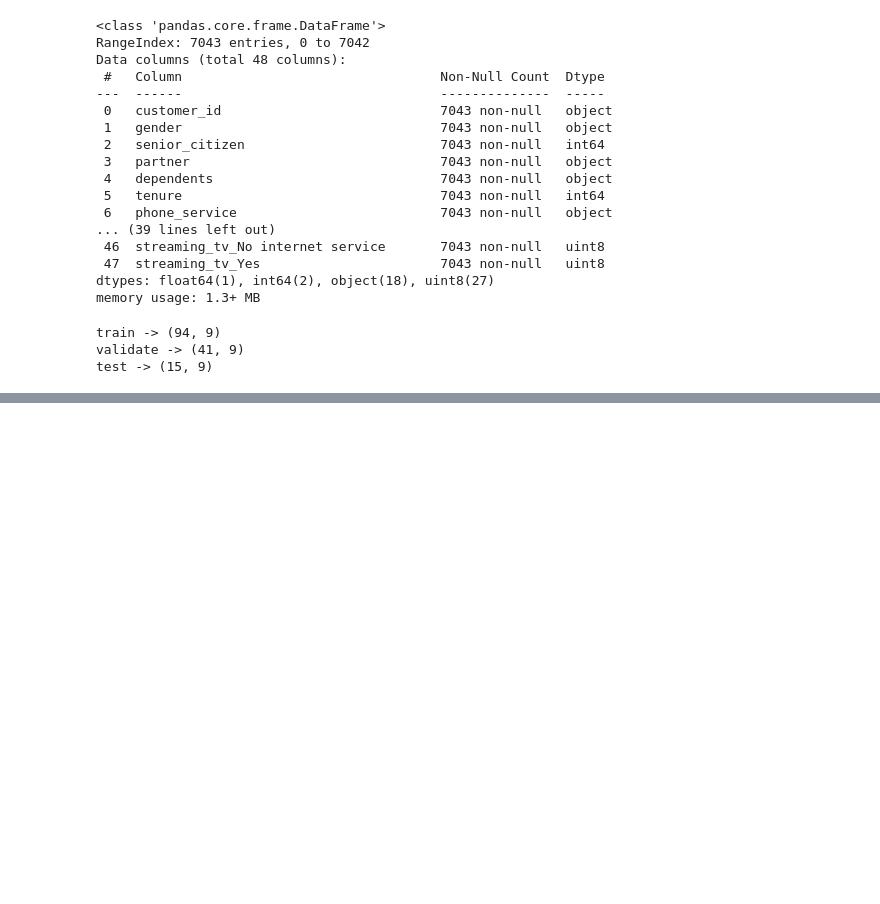
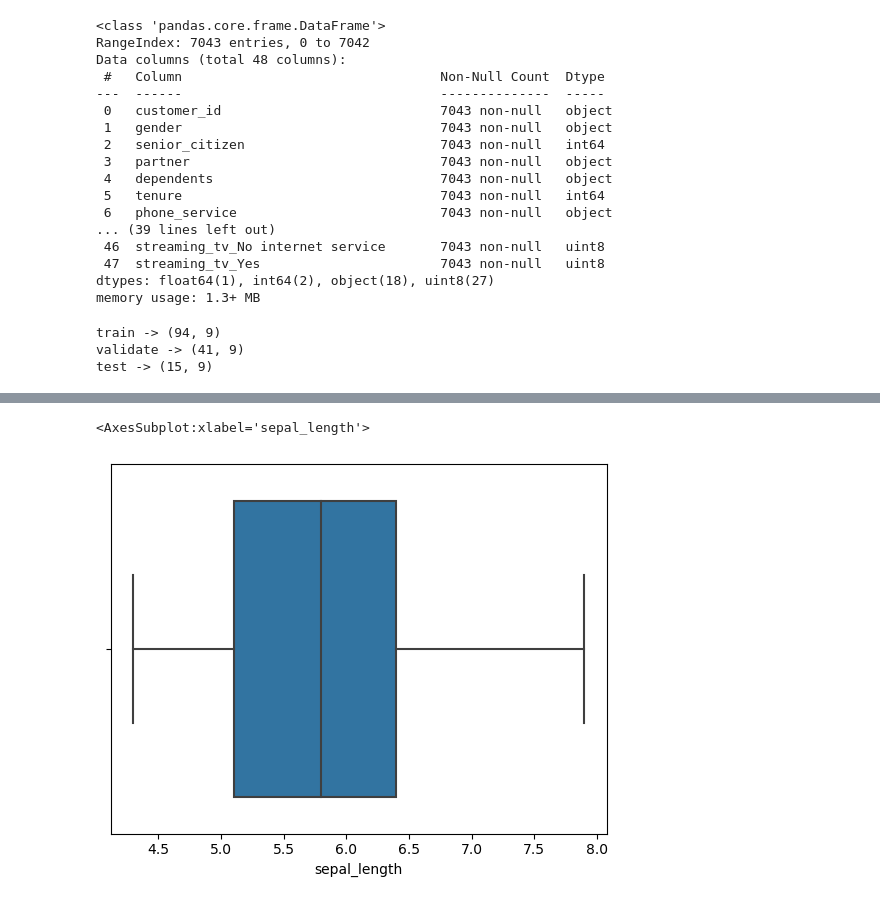
Before and after one commit to wherrickjr/classification-exercises, a Jupyter notebook: classification_exercises.ipynb, the cells around one changed output, grey strips where cells are left out. Cells and saved outputs as stored; diff of their text form; code cells hidden in the pictures; blank space fills up the shorter version.

```diff
--- a/classification_exercises.ipynb
+++ b/classification_exercises.ipynb
@@ -617,0 +683,5 @@ warnings.filterwarnings("ignore")
+# %%
+sns.boxplot(iris_df.sepal_length)
+# %% [output]
+<AxesSubplot:xlabel='sepal_length'>
+[figure, added]
```
Also changed, not shown: parts of 65 cells of this notebook.
